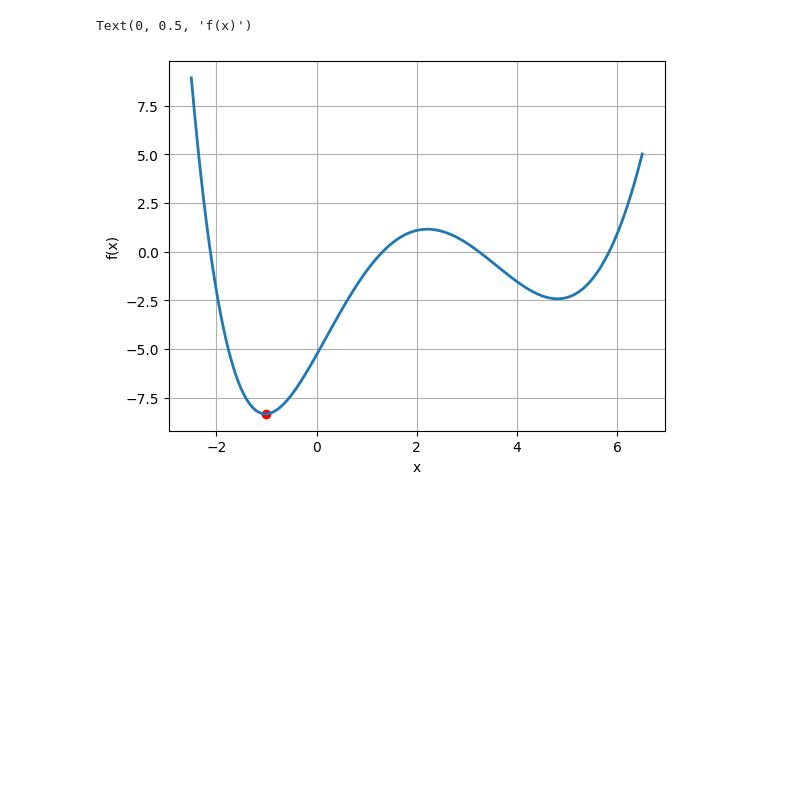
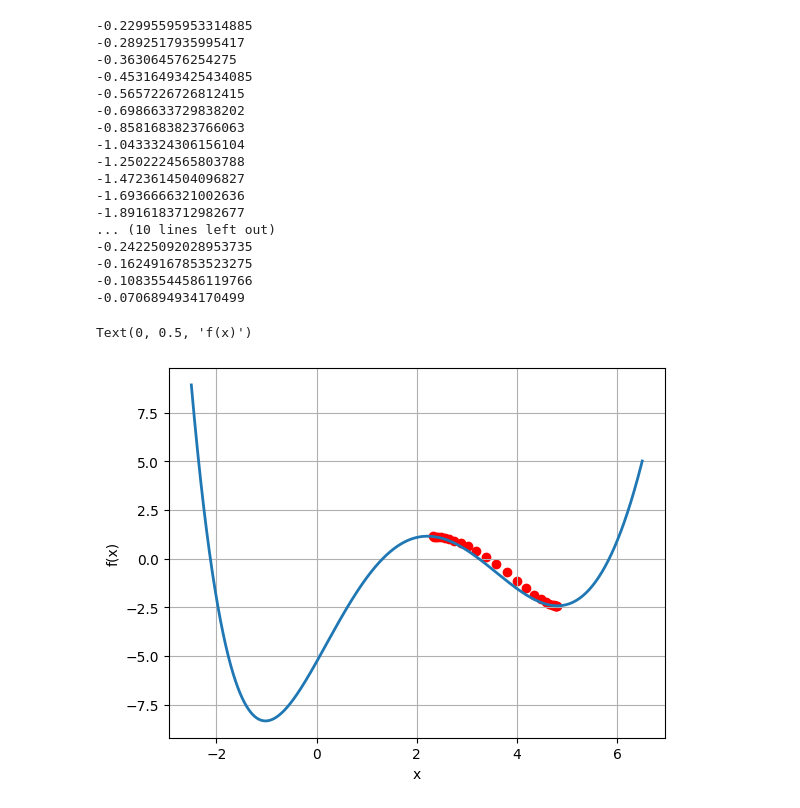
Before and after one commit to Nathan-chopin/SSL, a Jupyter notebook: TP1/tp_ex6c.ipynb, the cells around one changed output. Saved outputs shown, nothing was run; the diff lists cells and outputs as text; code cells hidden in the pictures; blank space fills up the shorter version.

```diff
--- a/TP1/tp_ex6c.ipynb
+++ b/TP1/tp_ex6c.ipynb
@@ -2,39 +2,61 @@
 import numpy as np
 import matplotlib.pyplot as plt
 import scipy.io
 
 # Partie C : Descente de gradient sur des données chargées
 data = scipy.io.loadmat('data.mat')
 x = data['x']
 f = data['f']
 
-xk = 2.2  # Initialisation
+xk = 2.3  # Initialisation
 
 lambda_ = 0.1
-epsilon = 1e-3
+epsilon = 1e-1
 
 def descente_grad(x0,lambda_,epsilon):
     xk = x0
     iterations = 0
     df = 1
+    liste_xk = []
+    liste_f = []
+    h = x[0,1] - x[0,0]
 
-    while df > epsilon:
+    while abs(df) > epsilon:
         indice = np.argmin(abs(x-xk))
-        df = (f[0,indice + 1] - f[0,indice]) / (x[0,indice + 1] - x[0,indice])
+        df = (f[0,indice + 1] - f[0,indice]) / h
         xk = xk - lambda_ * df
+        liste_xk.append(xk)
+        liste_f.append(f[0,indice])
         iterations += 1
 
-    return iterations, xk , indice
+    return iterations, xk , indice,liste_xk,liste_f
 
-iterations, x_min_grad , indice = descente_grad(xk, lambda_, epsilon)
+iterations, x_min_grad , indice ,liste,liste_f= descente_grad(xk, lambda_, epsilon)
 
 
 plt.figure(4)
-plt.scatter(x_min_grad,f[0,indice],color = 'r')
+plt.scatter(liste,liste_f,color = 'r')
 plt.plot(x[0,:], f[0,:], linewidth=2)
 plt.grid(True)
 plt.xlabel("x")
 plt.ylabel("f(x)")
 # %% [output]
-Text(0, 0.5, 'f(x)')
+-0.22995595953314885
+-0.2892517935995417
+-0.363064576254275
+-0.45316493425434085
+-0.5657226726812415
+-0.6986633729838202
+-0.8581683823766063
+-1.0433324306156104
+-1.2502224565803788
+-1.4723614504096827
+-1.6936666321002636
+-1.8916183712982677
+... (10 lines left out)
+-0.24225092028953735
+-0.16249167853523275
+-0.10835544586119766
+-0.0706894934170499
+Text(0, 0.5, 'f(x)')
-[figure, old version]
+[figure, new version]
```
Also changed, not shown: 1 other file.
